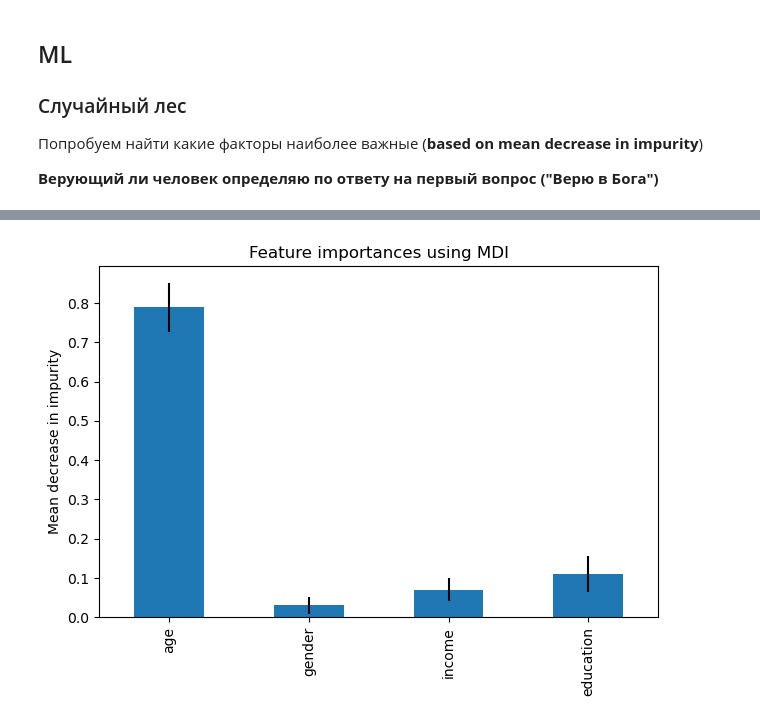
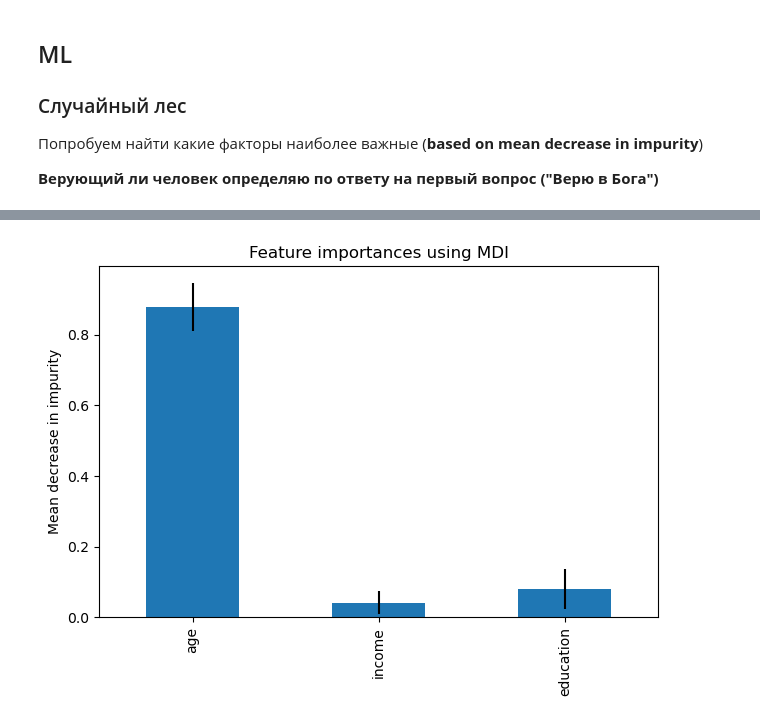
Before and after one commit to dacsson/religion_analysis, a Jupyter notebook: religion_analysis.ipynb, the cells around one changed output, grey strips where cells are left out. Saved outputs shown, nothing was run; the diff lists cells and outputs as text; code cells hidden in the pictures.

```diff
--- a/religion_analysis.ipynb
+++ b/religion_analysis.ipynb
@@ -354,7 +270,7 @@ data=pd.DataFrame(data=data)
 
 from sklearn.model_selection import train_test_split
 
-X = data[['age', 'gender', 'income', 'education']]
+X = data[['age', 'income', 'education']]
 y = data['religious']
 
 X_train, X_test, y_train, y_test = train_test_split(X, y, test_size=0.3, random_state=85)
@@ -379,7 +295,7 @@ print(f"Elapsed time to compute the importances: {elapsed_time:.3f} seconds")
 
 import pandas as pd
 
-feature_names = ['age', 'gender', 'income', 'education']
+feature_names = ['age', 'income', 'education']
 forest_importances = pd.Series(importances, index=feature_names)
 
 fig, ax = plt.subplots()
@@ -392 +308 @@ Elapsed time to compute the importances: 0.007 seconds
-[figure, old version]
+[figure, new version]
```
Also changed, not shown: parts of 5 cells of this notebook.
